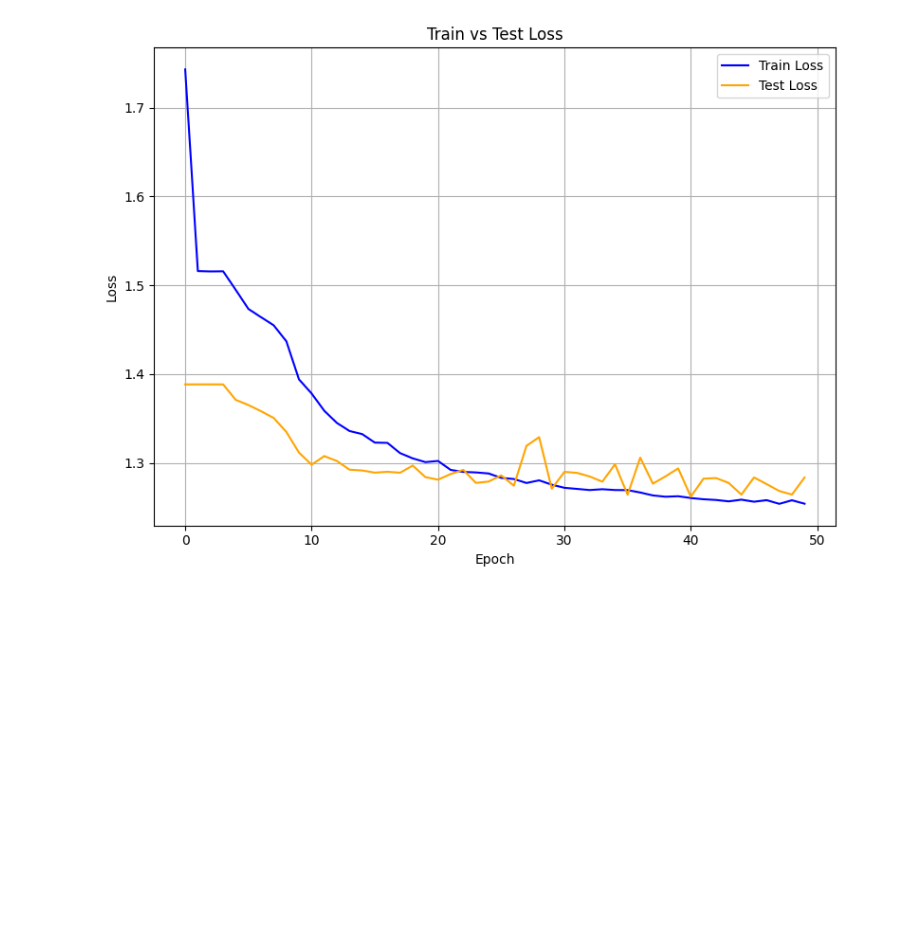
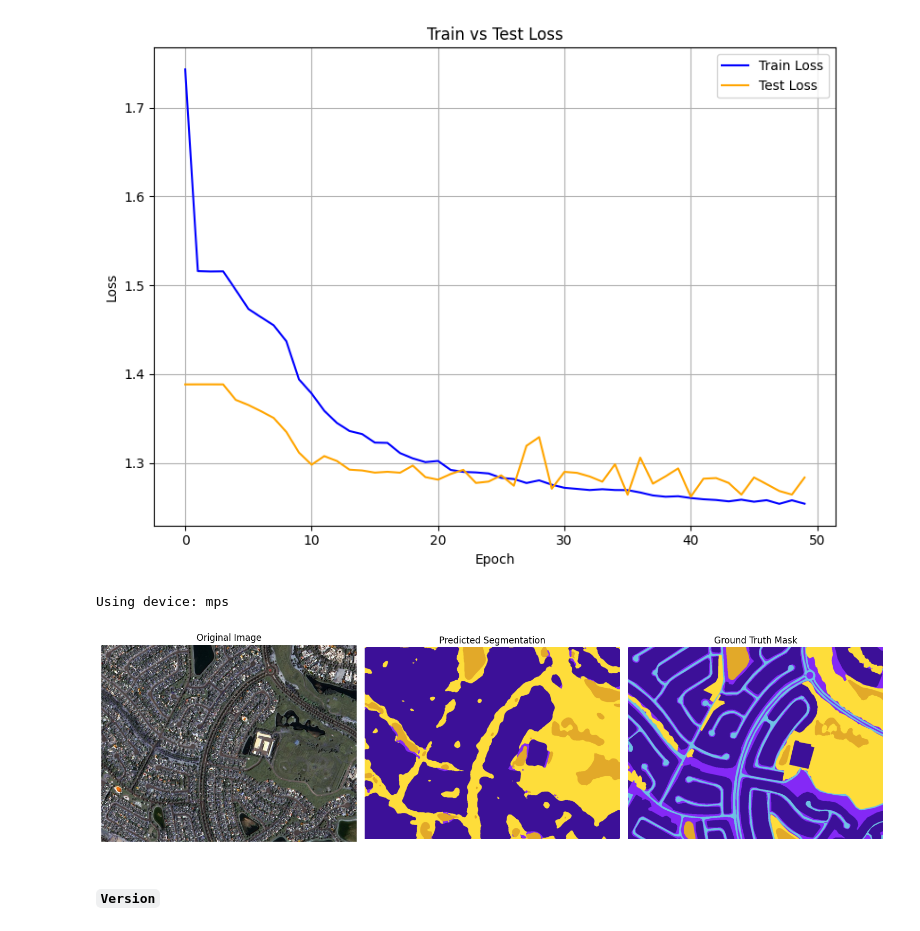
Before and after one commit to soumendu-11/satelite_image_segmentation, a Jupyter notebook: Unet_Pytorch_V2.ipynb, the cells around one changed output. Drawn from its saved outputs; the diff is of its cells as text; code cells hidden in the pictures; blank space fills up the shorter version.

```diff
--- a/Unet_Pytorch_V2.ipynb
+++ b/Unet_Pytorch_V2.ipynb
@@ -222,8 +222,8 @@ model.eval()
 
 # --- Load first image and mask from val.csv ---
 val_df = pd.read_csv('val.csv')
-image_path = val_df.iloc[5]['Image']
-mask_path = val_df.iloc[5]['Mask']
+image_path = val_df.iloc[1]['Image']
+mask_path = val_df.iloc[1]['Mask']
 
 # --- Load image ---
 patch_size = 256
@@ -245,30 +245,35 @@ with torch.no_grad():
 gt_mask = cv2.imread(mask_path)
 gt_mask = cv2.cvtColor(gt_mask, cv2.COLOR_BGR2RGB)
 gt_crop = Image.fromarray(gt_mask).crop((0, 0, (gt_mask.shape[1] // patch_size) * patch_size, (gt_mask.shape[0] // patch_size) * patch_size))
 gt_mask_np = np.array(gt_crop)
 gt_label = rgb_to_2D_label(gt_mask_np)
 
 # --- Convert masks to RGB for plotting ---
 pred_rgb = label_to_rgb(predicted_mask)
 gt_rgb = label_to_rgb(gt_label)
 
 # --- Plot ---
 plt.figure(figsize=(15, 5))
 
 plt.subplot(1, 3, 1)
 plt.imshow(img_rgb)
 plt.title("Original Image")
 plt.axis('off')
 
 plt.subplot(1, 3, 2)
 plt.imshow(pred_rgb)
 plt.title("Predicted Segmentation")
 plt.axis('off')
 
 plt.subplot(1, 3, 3)
 plt.imshow(gt_rgb)
 plt.title("Ground Truth Mask")
 plt.axis('off')
 
 plt.tight_layout()
 plt.show()
+# %% [output]
+Using device: mps
+[figure, added]
+# %% [markdown]
+#### `Version`
```
Also changed, not shown: parts of 1 cell of this notebook.
